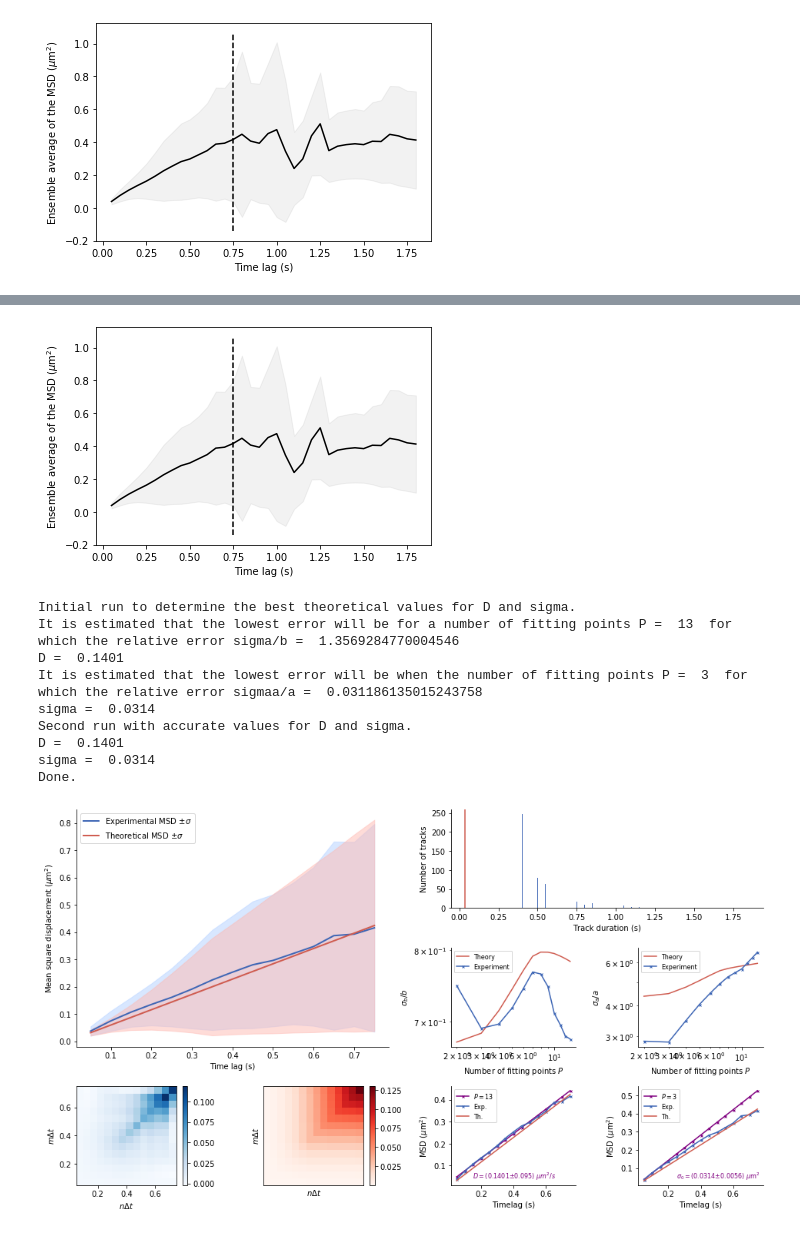
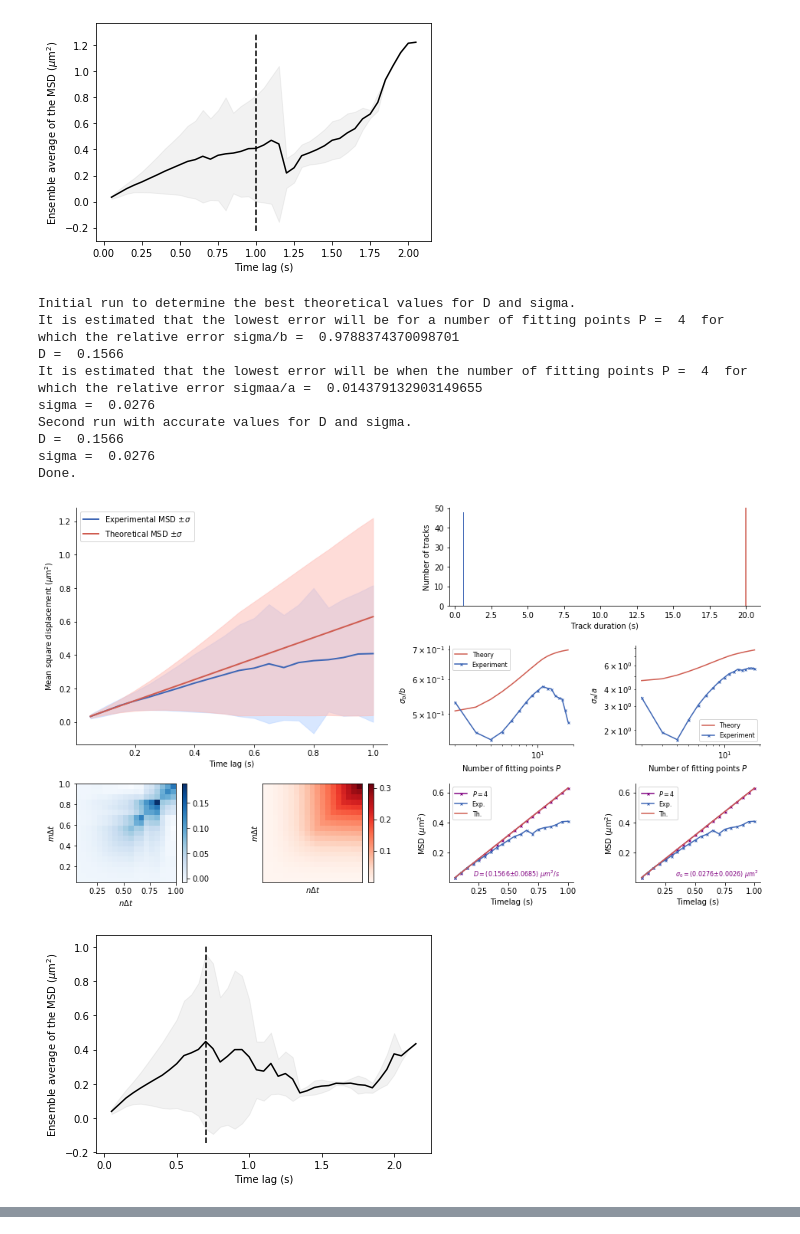
Before and after one commit to remy13127/Internship, a Jupyter notebook: DataFrame.ipynb, the cells around one changed output, grey strips where cells are left out. Drawn from its saved outputs; the diff is of its cells as text; code cells hidden in the pictures.

```diff
--- a/DataFrame.ipynb
+++ b/DataFrame.ipynb
@@ -2,7 +6,6 @@
 import pandas as pd
 import numpy as np
 import matplotlib.pyplot as plt
-import pandas as pd
 import seaborn as sns
 from DF_functions import mean_msd,covariance_msd,theoretical_mean_msd,theoretical_covariance,Michalet
 from functions import data_pool,NormMSDSlopeError,NormMSDInterceptError,NormMSDSlopeError_exp,NormMSDInterceptError_exp,fix_heatmap
@@ -11,7 +14,10 @@ from sklearn.linear_model import LinearRegression
 %matplotlib inline
 %reload_ext autoreload
 
+# Experimental condition
 dt = 0.05
-minframe=8
+
+# Initial filtering
+minframe=12
 maxframe=500
 rsquared_threshold=0.9
@@ -26,5 +40,5 @@ images1 = ["Data/SM1/sm1_stack.tif","Data/SM2/sm2_stack.tif","Data/SM3/sm3_stack
 files2 = ["Data/SM1_WNT/sm1_wnt_ld400.csv","Data/SM2_WNT/sm2_wnt_ld400.csv","Data/SM3_WNT/sm3_wnt_ld400.csv","Data/SM4_WNT/sm4_wnt_ld400.csv","Data/SM5_WNT/sm5_wnt_ld400.csv","Data/SM6_WNT/sm6_wnt_ld400.csv","Data/SM7_WNT/sm7_wnt_ld400.csv","Data/SM8_WNT/sm8_wnt_ld400.csv","Data/SM10_WNT/sm10_wnt_ld400.csv"]
 images2 = ["Data/SM1_WNT/sm1_wnt_stack.tif","Data/SM2_WNT/sm2_wnt_stack.tif","Data/SM3_WNT/sm3_wnt_stack.tif","Data/SM4_WNT/sm4_wnt_stack.tif","Data/SM5_WNT/sm5_wnt_stack.tif","Data/SM6_WNT/sm6_wnt_stack.tif","Data/SM7_WNT/sm7_wnt_stack.tif","Data/SM8_WNT/sm8_wnt_stack.tif","Data/SM10_WNT/sm10_wnt_stack.tif"]
 
-DATA1 = data_pool(files1,dt,minframe,maxframe,rsquared_threshold,images=images1,fit_option="thirty_percent")
-DATA2 = data_pool(files2,dt,minframe,maxframe,rsquared_threshold,images=images2,fit_option="thirty_percent")
+DATA1 = data_pool(files1,dt,minframe,maxframe,rsquared_threshold,images=images1,fit_option=3)
+DATA2 = data_pool(files2,dt,minframe,maxframe,rsquared_threshold,images=images2,fit_option=3)
@@ -56,19 +88,27 @@ Use any list of MSD curves to perform Michalet's analysis in order to extract th
 # %%
 #Filter on alpha
 dfilt1 = df1[(df1['alpha']<1.1) & (df1['alpha']>0.9)]
 dfilt2 = df2[(df2['alpha']<1.1) & (df2['alpha']>0.9)]
 
 #Select the Dataset and extract MSDs
+MSDSeries1 = dfilt1['MSD'].values
+cutoff1 = 1
+Michalet(MSDSeries,dt=dt,cutoff=cutoff1)
+#mmsd,mvar,timelag = mean_msd(MSDSeries,cutoff=cutoff,show_cutoff=True)
 
-DATASET = dfilt1
-MSDSeries = DATASET['MSD'].values
-
-sigma=0.3
-D = 0.07
-epsilon = 4*sigma**2
-alpha = 4*D*dt
-cutoff = 0.75
-
-mmsd,mvar,timelag = mean_msd(MSDSeries,cutoff=cutoff,show_cutoff=True)
+MSDSeries2 = dfilt2['MSD'].values
+cutoff2 = 0.7
+Michalet(MSDSeries2,dt=dt,cutoff=cutoff2)
 # %% [output]
-[figure, old version]
+[figure, new version]
+Initial run to determine the best theoretical values for D and sigma.
+It is estimated that the lowest error will be for a number of fitting points P =  4  for which the relative error sigma/b =  0.9788374370098701
+D =  0.1566
+It is estimated that the lowest error will be when the number of fitting points P =  4  for which the relative error sigmaa/a =  0.014379132903149655
+sigma =  0.0276
+Second run with accurate values for D and sigma.
+D =  0.1566
+sigma =  0.0276
+Done.
+[figure, added]
+[figure, added]
@@ -75,14 +124,0 @@ mmsd,mvar,timelag = mean_msd(MSDSeries,cutoff=cutoff,show_cutoff=True)
-# %%
-Michalet(MSDSeries,dt=dt,cutoff=cutoff)
-# %% [output]
-[figure, removed]
-Initial run to determine the best theoretical values for D and sigma.
-It is estimated that the lowest error will be for a number of fitting points P =  13  for which the relative error sigma/b =  1.3569284770004546
-D =  0.1401
-It is estimated that the lowest error will be when the number of fitting points P =  3  for which the relative error sigmaa/a =  0.031186135015243758
-sigma =  0.0314
-Second run with accurate values for D and sigma.
-D =  0.1401
-sigma =  0.0314
-Done.
-[figure, removed]
```
Also changed, not shown: parts of 10 cells of this notebook.
